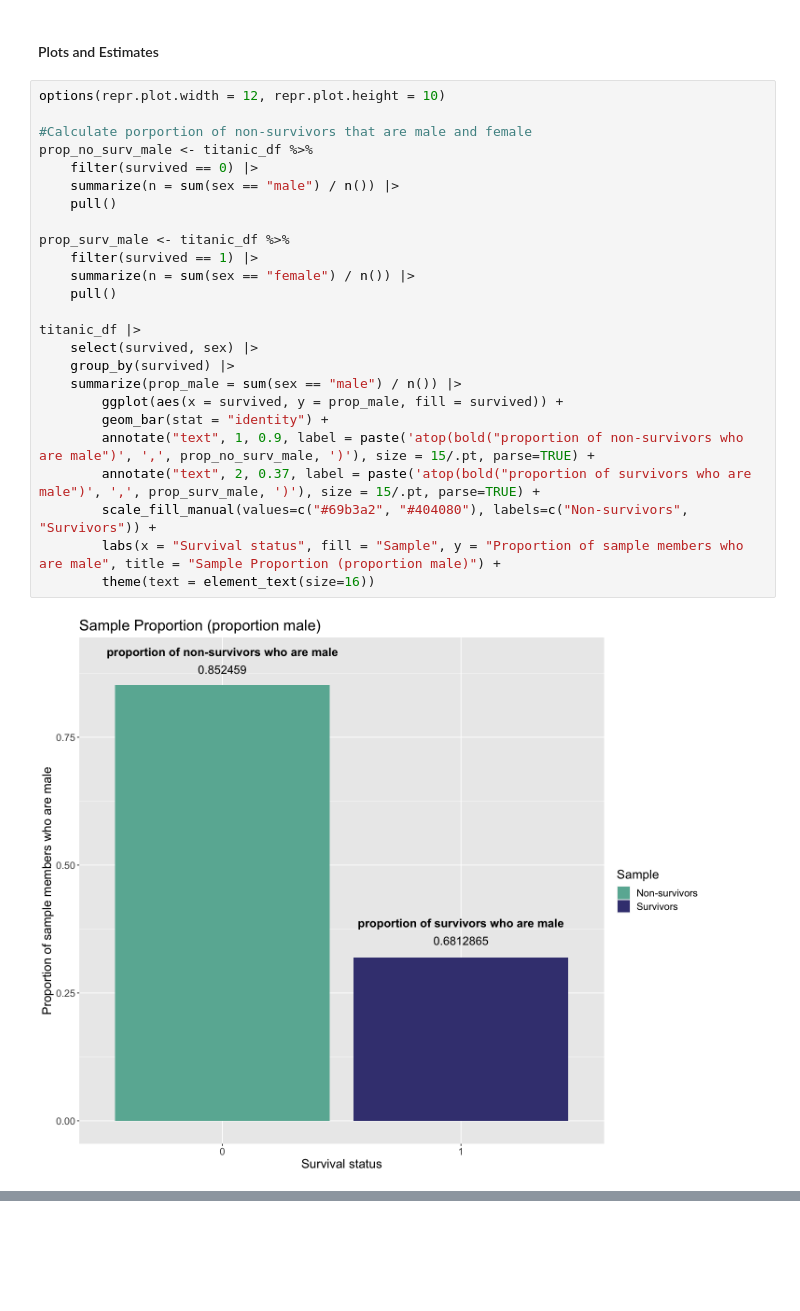
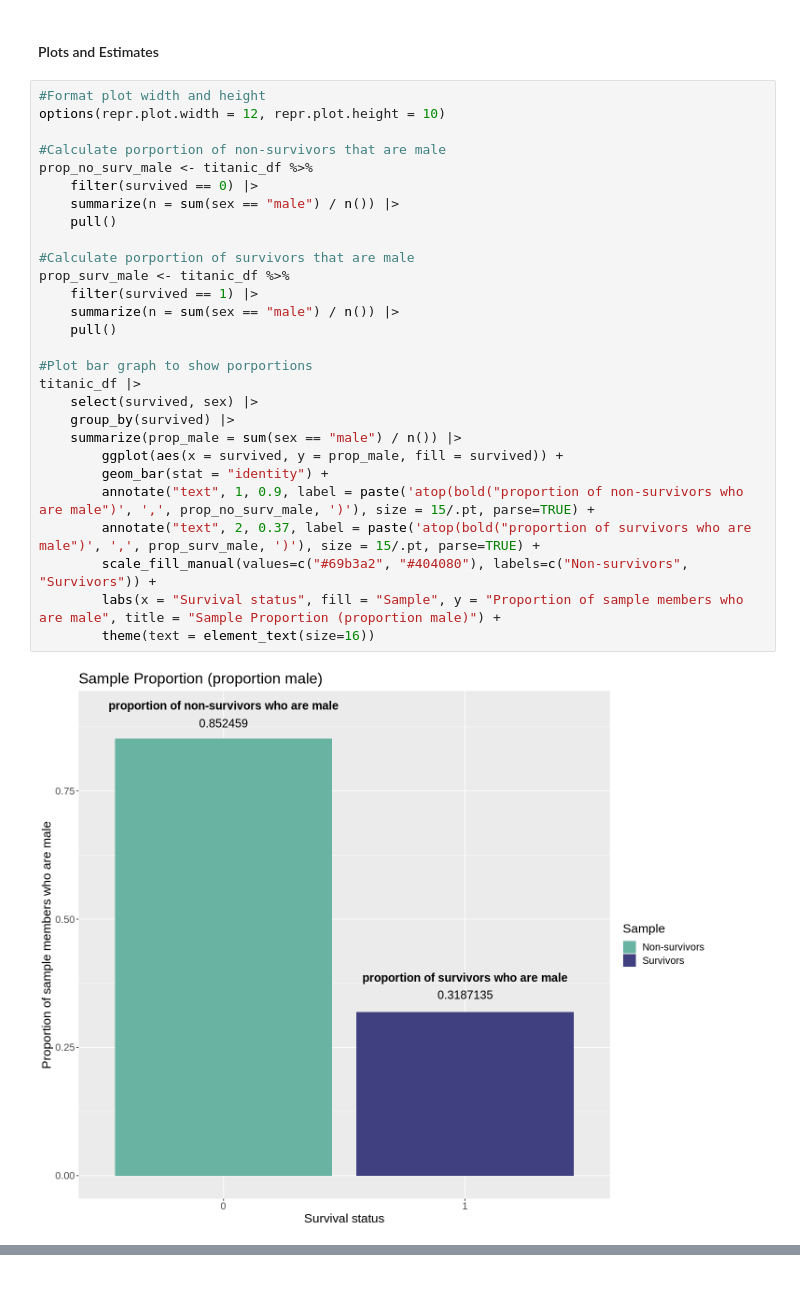
Before and after one commit to pgbenng/stat-201-2022w2-group-30, a Jupyter notebook: proposal.ipynb, the cells around one changed output, grey strips where cells are left out. Drawn from its saved outputs; the diff is of its cells as text; blank space fills up the shorter version.

Commit message:
added comments to code and fixed plot

```diff
--- a/proposal.ipynb
+++ b/proposal.ipynb
@@ -63,30 +63,33 @@ titanic_df <- titanic_df |>
 # %% [markdown]
 <h4>Plots and Estimates</h4>
 # %%
+#Format plot width and height
 options(repr.plot.width = 12, repr.plot.height = 10)
 
-#Calculate porportion of non-survivors that are male and female
+#Calculate porportion of non-survivors that are male
 prop_no_surv_male <- titanic_df %>%
     filter(survived == 0) |>
     summarize(n = sum(sex == "male") / n()) |>
     pull()
 
+#Calculate porportion of survivors that are male
 prop_surv_male <- titanic_df %>%
     filter(survived == 1) |>
-    summarize(n = sum(sex == "female") / n()) |>
+    summarize(n = sum(sex == "male") / n()) |>
     pull()
 
+#Plot bar graph to show porportions
 titanic_df |>
     select(survived, sex) |>
     group_by(survived) |>
     summarize(prop_male = sum(sex == "male") / n()) |>
         ggplot(aes(x = survived, y = prop_male, fill = survived)) +
         geom_bar(stat = "identity") +
         annotate("text", 1, 0.9, label = paste('atop(bold("proportion of non-survivors who are male")', ',', prop_no_surv_male, ')'), size = 15/.pt, parse=TRUE) +
         annotate("text", 2, 0.37, label = paste('atop(bold("proportion of survivors who are male")', ',', prop_surv_male, ')'), size = 15/.pt, parse=TRUE) +
         scale_fill_manual(values=c("#69b3a2", "#404080"), labels=c("Non-survivors", "Survivors")) +
         labs(x = "Survival status", fill = "Sample", y = "Proportion of sample members who are male", title = "Sample Proportion (proportion male)") +
         theme(text = element_text(size=16))
 # %% [output]
-[figure, old version]
+[figure, new version]
 # %%
```
Also changed, not shown: parts of 2 cells of this notebook.
